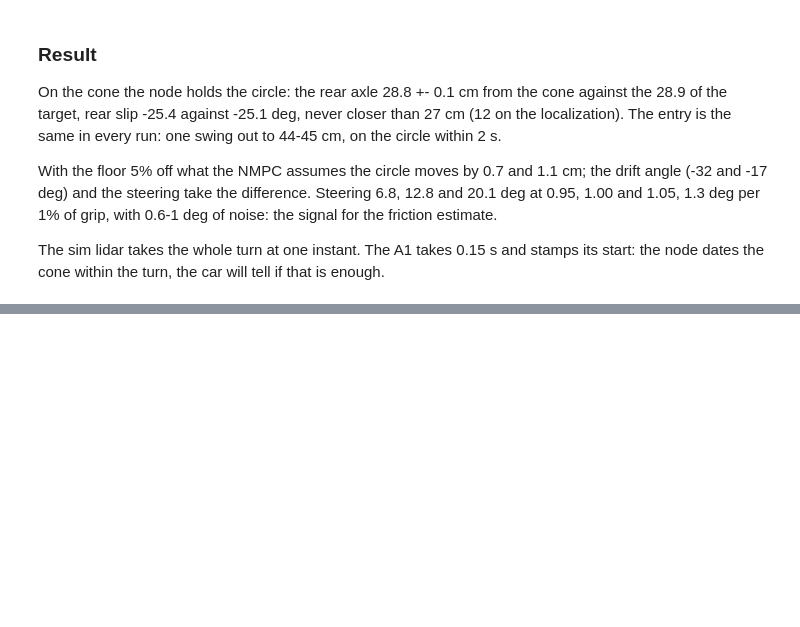
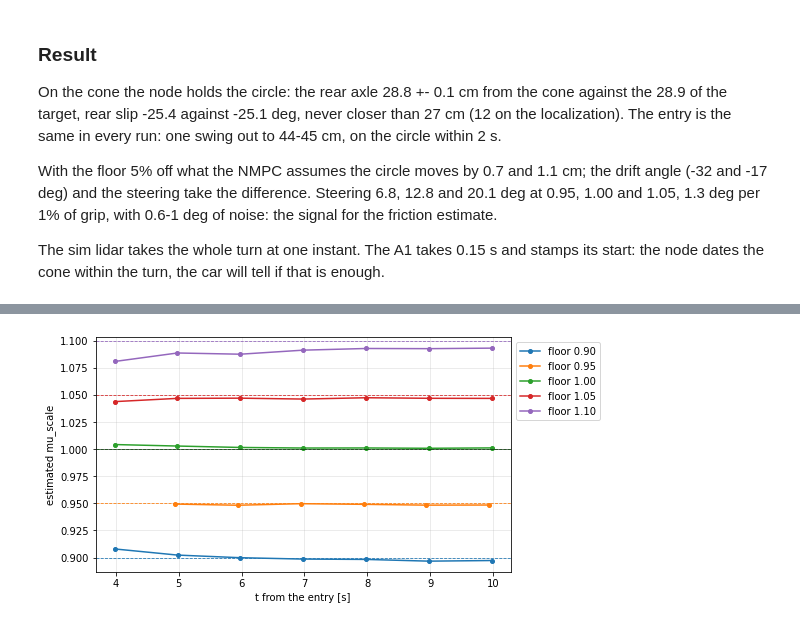
Before and after one commit to Gelminaio/drift-mpc-ackermann, a Jupyter notebook: notebooks/drift.ipynb, the cells around one changed output, grey strips where cells are left out. Saved outputs shown, nothing was run; the diff lists cells and outputs as text; code cells hidden in the pictures; blank space fills up the shorter version.

Commit message:
analysis: friction from the drift in gazebo

```diff
--- a/notebooks/drift.ipynb
+++ b/notebooks/drift.ipynb
@@ -481,0 +495,22 @@ node dates the cone within the turn, the car will tell if that is enough.
+# %%
+MU_RUNS = {0.90: 'sim_mu090', 0.95: 'sim_mu095', 1.00: 'sim_mu100', 1.05: 'sim_mu105', 1.10: 'sim_mu110'}
+rows, estimates = [], {}
+for mu, run in MU_RUNS.items():
+    d = bt.load(f'../data/{run}_parquet')
+    g, st, est = d['ground_truth'], d['drift_state'], d['drift_mu']
+    start = st['t'].iloc[0]
+    dist = np.hypot(g['x'] - CONE[0], g['y'] - CONE[1])
+    held = (g['t'] > start + 3) & (g['t'] < start + 10)
+    # the true offset and heading error at the times of the node's estimate
+    dx, dy = np.interp(st['t'], g['t'], g['x']) - CONE[0], np.interp(st['t'], g['t'], g['y']) - CONE[1]
+    yaw = np.interp(st['t'], g['t'], np.unwrap(g['yaw']))
+    e_true = np.angle(np.exp(1j * (yaw - np.arctan2(dy, dx) - np.pi / 2)))
+    late = st['t'] > start + 3
+    estimates[mu] = (est['t'] - start, est['mu'])
+    rows.append({'floor mu_scale': mu, 'first estimate': est['mu'].iloc[0], 'last': est['mu'].iloc[-1],
+                 'error [%]': (est['mu'].iloc[-1] / mu - 1) * 100, 'rear axle from the cone [m]': dist[held].mean(),
+                 'rear slip [deg]': np.degrees(np.arctan2(g['vy'], g['vx']))[held].mean(),
+                 'steering [deg]': np.degrees(st['d_cmd'][late]).mean(),
+                 'n from the cone, rms error [cm]': np.sqrt(np.mean((st['n'] - (R_REAR - np.hypot(dx, dy)))[late] ** 2)) * 100,
+                 'e_psi, rms error [deg]': np.degrees(np.sqrt(np.mean((st['e_psi'] - e_true)[late] ** 2)))})
+pd.DataFrame(rows).set_index('floor mu_scale').round(3)
@@ -481,0 +525,14 @@ node dates the cone within the turn, the car will tell if that is enough.
+# %%
+fig, ax = plt.subplots(figsize=(8, 4))
+for i, (mu, (t, m)) in enumerate(estimates.items()):
+    ax.plot(t, m, 'o-', c=f'C{i}', ms=4, label=f'floor {mu:.2f}')
+    ax.axhline(mu, c=f'C{i}', ls='--', lw=0.8)
+ax.axhline(1.0, c='k', lw=0.5)
+ax.set_xlabel('t from the entry [s]')
+ax.set_ylabel('estimated mu_scale')
+ax.grid(alpha=0.3)
+ax.legend(loc='upper left', bbox_to_anchor=(1, 1))
+plt.tight_layout()
+plt.show()
+# %% [output]
+[figure, added]
```
Also changed, not shown: parts of 4 cells of this notebook, 1 other file.
